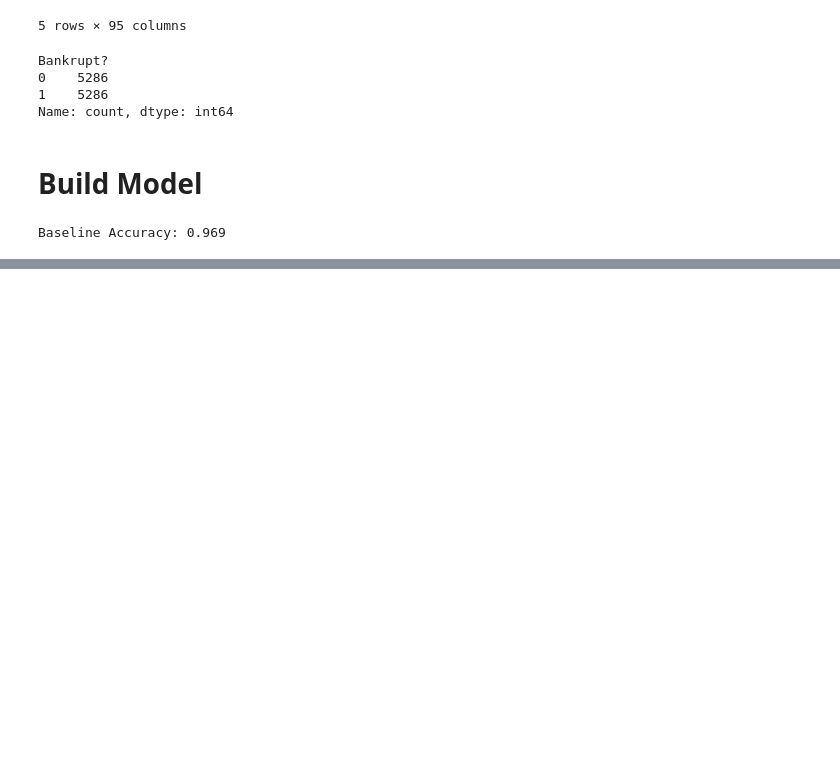
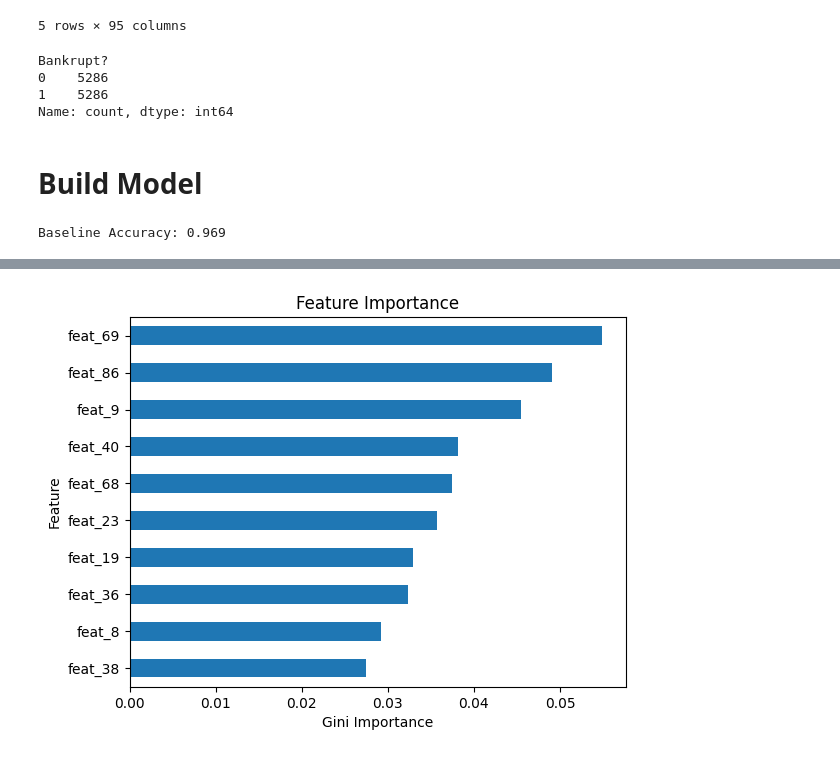
Before and after one commit to Jagannath29/DataScienceProjects, a Jupyter notebook: taiwan_bankruptcy_prediction/bankruptcy_prediction.ipynb, the cells around one changed output, grey strips where cells are left out. Saved outputs shown, nothing was run; the diff lists cells and outputs as text; code cells hidden in the pictures; blank space fills up the shorter version.

```diff
--- a/taiwan_bankruptcy_prediction/bankruptcy_prediction.ipynb
+++ b/taiwan_bankruptcy_prediction/bankruptcy_prediction.ipynb
@@ -272,0 +298,2 @@ Baseline Accuracy: 0.969
+# %%
+clf = RandomForestClassifier()
@@ -272,0 +306,17 @@ Baseline Accuracy: 0.969
+# %%
+# params with the range of hyperparameters that you want to evaluate for your classifier.
+
+params = {
+    "n_estimators": range(25, 100, 25),
+    "max_depth": range(10, 50, 10)
+}
+# %%
+# Create a GridSearchCV named model that includes your classifier and hyperparameter grid. Be sure to set cv to 5, n_jobs to -1, and verbose to 1.
+
+model = GridSearchCV(clf,
+                     param_grid=params,
+                     cv = 4,
+                     n_jobs=-1,
+                     verbose=1)
+# %%
+model.fit(X_over, y_over)
@@ -272,0 +403,17 @@ Baseline Accuracy: 0.969
+# %%
+# Create a horizontal bar chart with the 10 most important features for your model. Be sure to label the x-axis "Gini Importance", the y-axis "Feature",
+#  and use the title "Feature Importance".
+
+features= X_train.columns
+
+importances = model.best_estimator_.feature_importances_
+
+feat_imp = pd.Series(importances, index = features).sort_values()
+
+feat_imp.tail(10).plot(kind="barh")
+
+plt.xlabel("Gini Importance")
+plt.ylabel("Feature")
+plt.title("Feature Importance");
+# %% [output]
+[figure, added]
```
Also changed, not shown: parts of 17 cells of this notebook, 2 other files.
